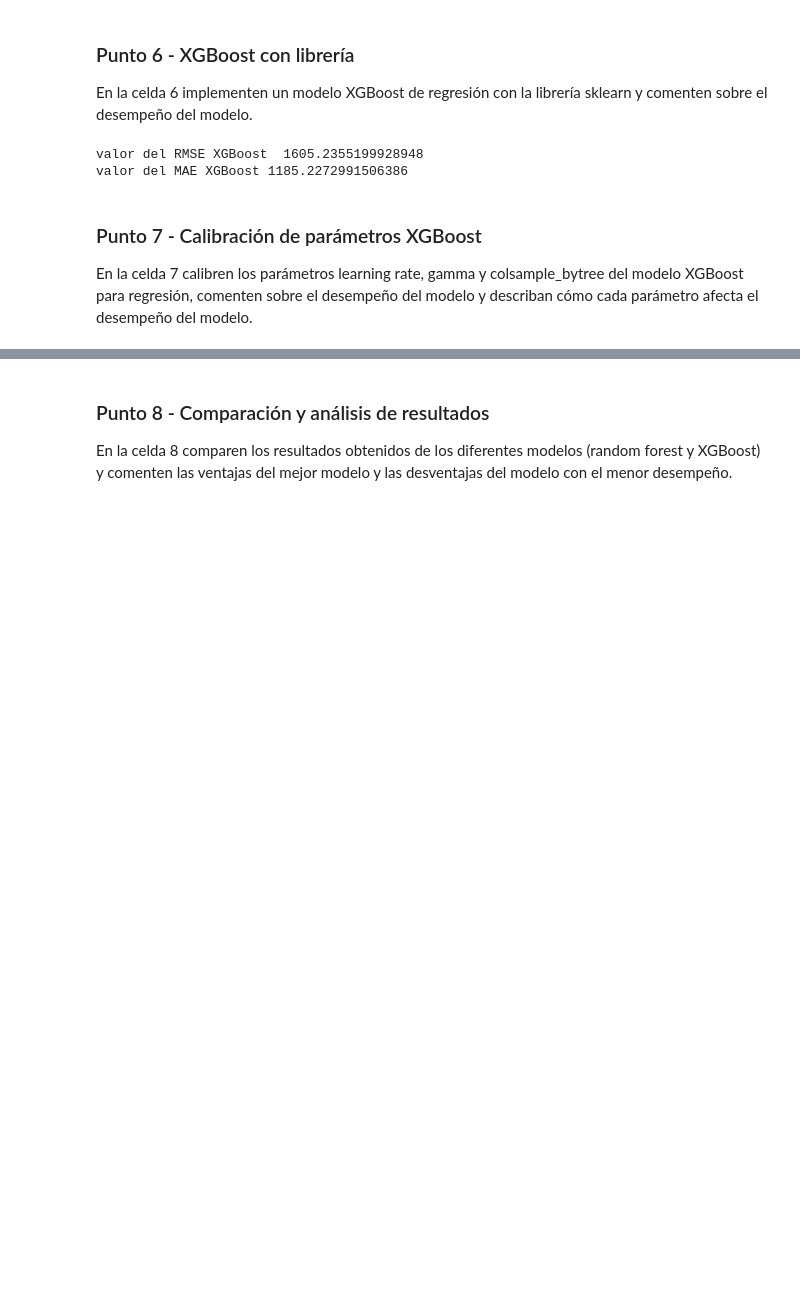
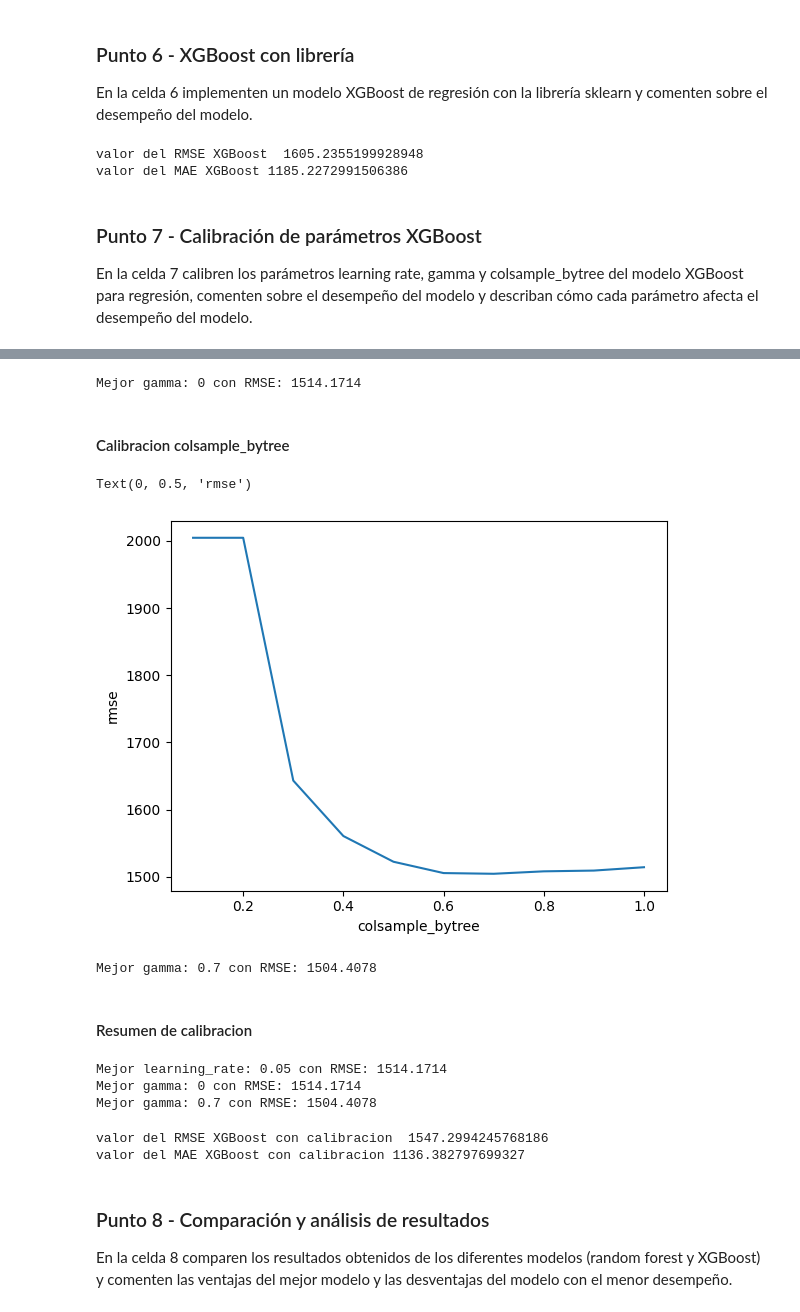
Before and after one commit to ovillamil94/MIAD_ML_NLP_2026, a Jupyter notebook: Semana 2/S2TC1_RandomForests_Boosting.ipynb, the cells around one changed output, grey strips where cells are left out. Saved outputs shown, nothing was run; the diff lists cells and outputs as text; code cells hidden in the pictures; blank space fills up the shorter version.

```diff
--- a/Semana 2/S2TC1_RandomForests_Boosting.ipynb
+++ b/Semana 2/S2TC1_RandomForests_Boosting.ipynb
@@ -706,3 +782,80 @@ En la celda 7 calibren los parámetros learning rate, gamma y colsample_bytree d
+# %%
+best_rmse_gamma = min(rmse_gamma)
+best_gamma = gamma_range[rmse_gamma.index(best_rmse_gamma)]
+
+print(f"Mejor gamma: {best_gamma} con RMSE: {best_rmse_gamma:.4f}")
+# %% [output]
+Mejor gamma: 0 con RMSE: 1514.1714
+# %% [markdown]
+#### Calibracion colsample_bytree
+# %%
+colsample_bytree_range = [0.1, 0.2, 0.3, 0.4, 0.5, 0.6, 0.7, 0.8, 0.9, 1.0]
+
+rmse_colsample_bytree = []
+
+for col in colsample_bytree_range:
+    clf = XGBRegressor(
+        gamma=best_gamma,
+        learning_rate=best_lr,
+        colsample_bytree=col,
+        random_state=1,
+        n_jobs=-1
+    )
+
+    scores = cross_val_score(
+        clf, X_train, y_train,
+        cv=10,
+        scoring='neg_root_mean_squared_error'
+    )
+
+    rmse_colsample_bytree.append(-scores.mean())
+# %%
+# Gráfica del desempeño del modelo vs la cantidad de colsample_bytree
+plt.plot(colsample_bytree_range, rmse_colsample_bytree)
+plt.xlabel('colsample_bytree')
+plt.ylabel('rmse')
+# %% [output]
+Text(0, 0.5, 'rmse')
+[figure, added]
+# %%
+best_rmse_colsample_bytree = min(rmse_colsample_bytree)
+best_colsample_bytree = colsample_bytree_range[rmse_colsample_bytree.index(best_rmse_colsample_bytree)]
+
+print(f"Mejor gamma: {best_colsample_bytree} con RMSE: {best_rmse_colsample_bytree:.4f}")
+# %% [output]
+Mejor gamma: 0.7 con RMSE: 1504.4078
+# %% [markdown]
+#### Resumen de calibracion
+# %%
+print(f"Mejor learning_rate: {best_lr} con RMSE: {best_rmse_learning_rate:.4f}")
+print(f"Mejor gamma: {best_gamma} con RMSE: {best_rmse_gamma:.4f}")
+print(f"Mejor gamma: {best_colsample_bytree} con RMSE: {best_rmse_colsample_bytree:.4f}")
+# %% [output]
+Mejor learning_rate: 0.05 con RMSE: 1514.1714
+Mejor gamma: 0 con RMSE: 1514.1714
+Mejor gamma: 0.7 con RMSE: 1504.4078
+# %%
+# Ejecucion del modelo con los mejores hiperparametros
+from xgboost import XGBRegressor
+xgbregre_calibrado = XGBRegressor(
+        gamma=best_gamma,
+        learning_rate=best_lr,
+        colsample_bytree=best_colsample_bytree,
+        random_state=1,
+        n_jobs=-1
+)
+xgbregre_calibrado.fit(X_train, y_train)
+y_pred_XGB_calibrados = xgbregre_calibrado.predict(X_test)
+
+# Metricas
+rmse_XGB_cal= np.sqrt(mean_squared_error(y_test, y_pred_XGB_calibrados))
+mae_XGB_cal  = mean_absolute_error(y_test, y_pred_XGB_calibrados)
+
+print(f'valor del RMSE XGBoost con calibracion  {rmse_XGB_cal}')
+print(f'valor del MAE XGBoost con calibracion {mae_XGB_cal}')
+# %% [output]
+valor del RMSE XGBoost con calibracion  1547.2994245768186
+valor del MAE XGBoost con calibracion 1136.382797699327
 # %% [markdown]
 ### Punto 8 - Comparación y análisis de resultados
 En la celda 8 comparen los resultados obtenidos de los diferentes modelos (random forest y XGBoost) y comenten las ventajas del mejor modelo y las desventajas del modelo con el menor desempeño.
```
Also changed, not shown: parts of 16 cells of this notebook.
